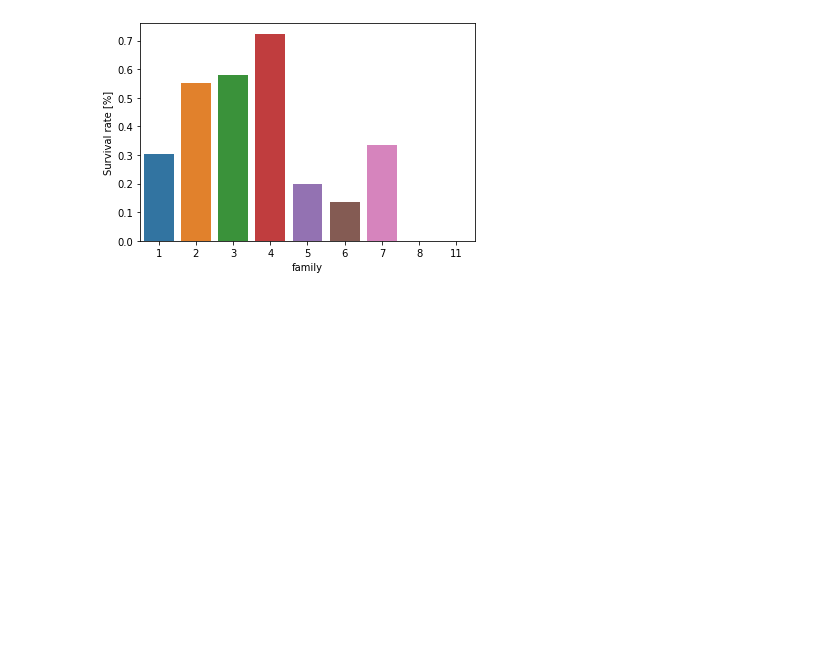
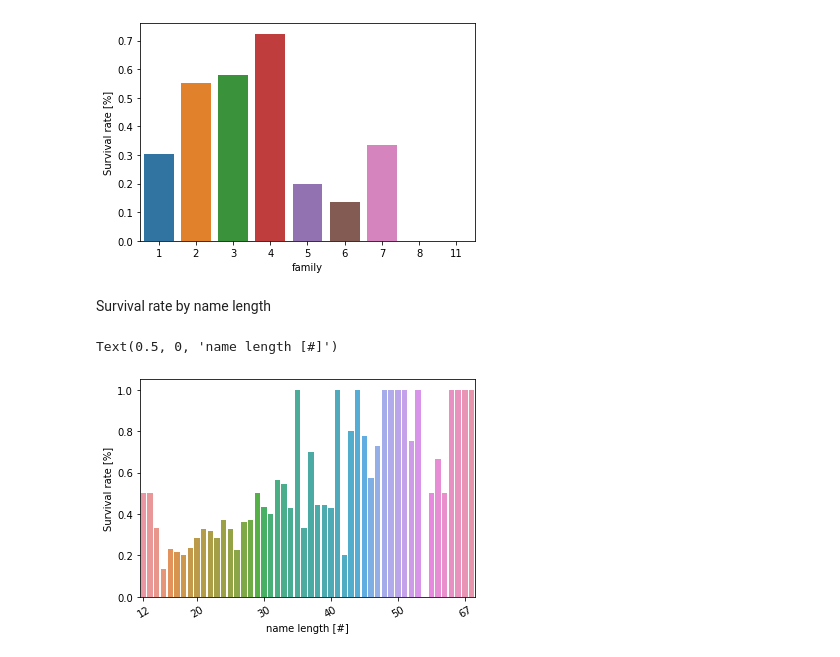
Before and after one commit to derHahn/kaggle_classification_titanic, a Jupyter notebook: EDA.ipynb, the cells around one changed output. Cells and saved outputs as stored; diff of their text form; code cells hidden in the pictures; blank space fills up the shorter version.

Commit message:
added name length to EDA notebook

```diff
--- a/EDA.ipynb
+++ b/EDA.ipynb
@@ -92,3 +92,19 @@ plt.ylabel('Survival rate [%]')
 # %% [output]
 Text(0, 0.5, 'Survival rate [%]')
 [figure]
+# %% [markdown]
+Survival rate by name length
+# %%
+df['name_length'] = df['Name'].str.len()
+# %%
+name_length = df.groupby('name_length')['Survived'].value_counts(normalize=True).unstack().iloc[:,0]
+# %%
+name_length.fillna(0, inplace=True)
+# %%
+sns.barplot(x=name_length.index, y=1-name_length)
+plt.ylabel('Survival rate [%]')
+plt.xticks([0, 8,18,28,38,48],rotation=30, fontsize=10);
+plt.xlabel('name length [#]')
+# %% [output]
+Text(0.5, 0, 'name length [#]')
+[figure, added]
```
